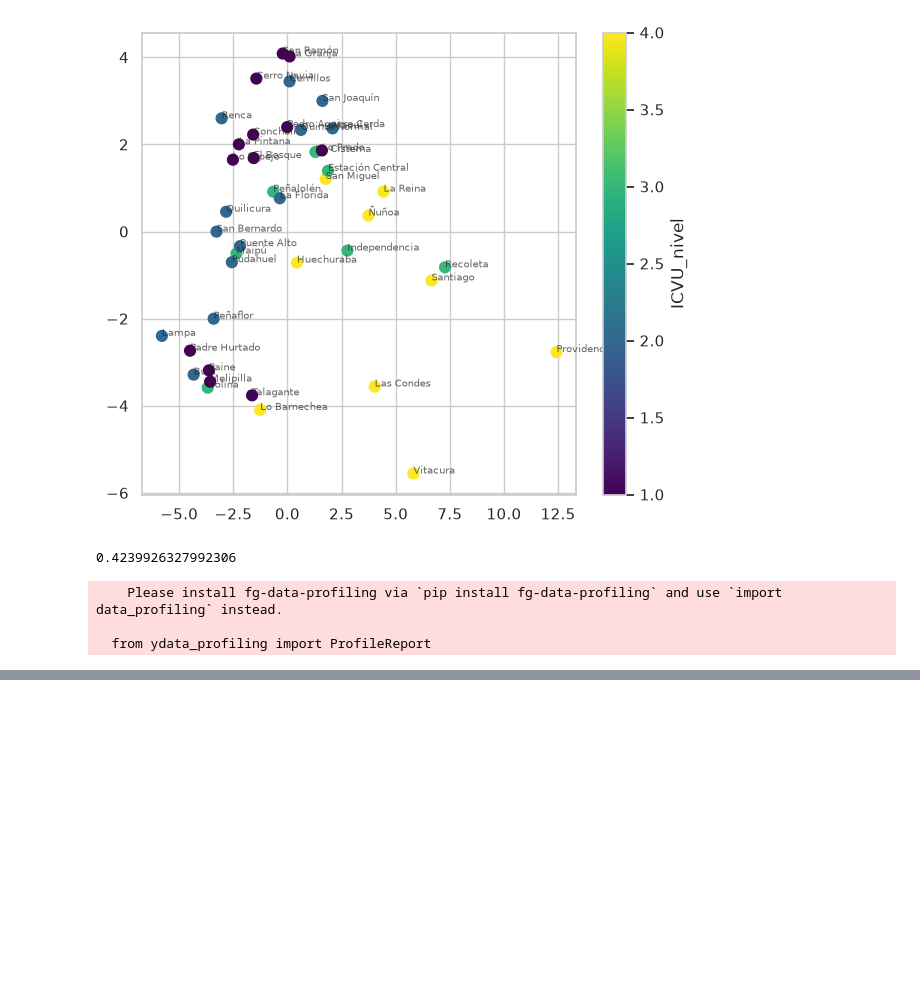
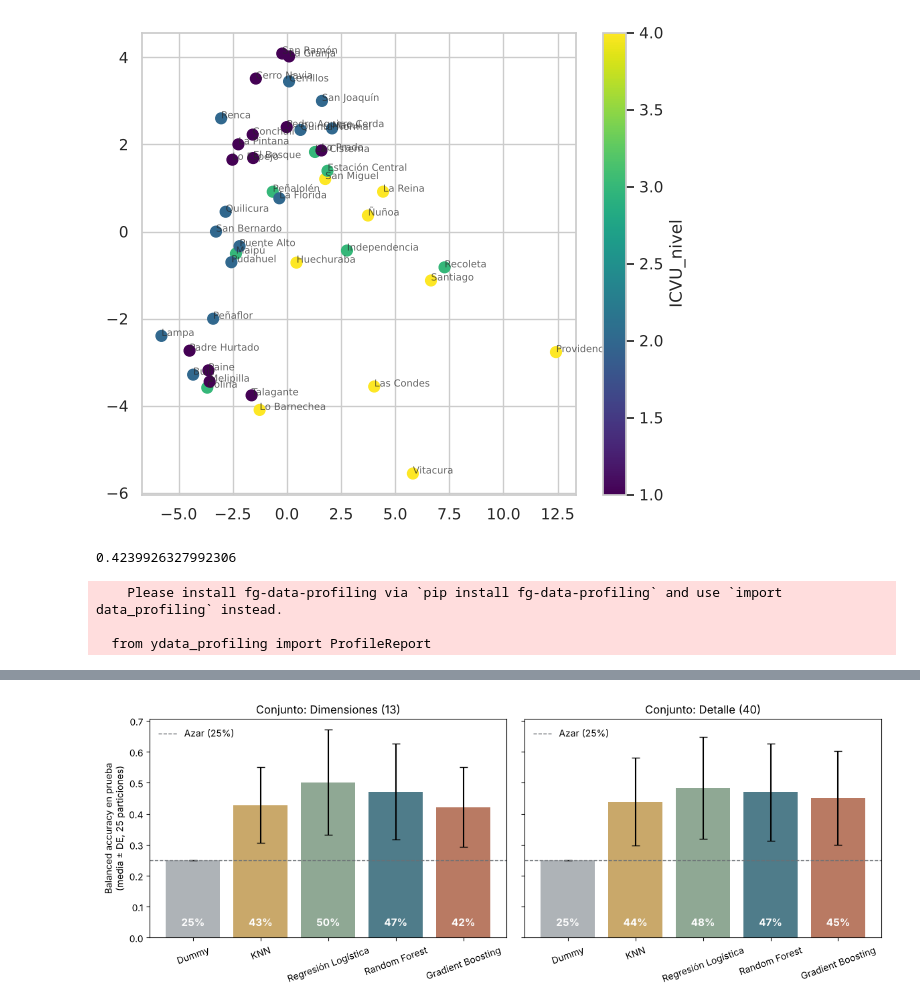
Before and after one commit to Allycathe/DS_Proyecto, a Jupyter notebook: proyecto.ipynb, the cells around one changed output, grey strips where cells are left out. Drawn from its saved outputs; the diff is of its cells as text; code cells hidden in the pictures; blank space fills up the shorter version.

Commit message:
Modelos Sinx Lucas Echeverria S1nx

```diff
--- a/proyecto.ipynb
+++ b/proyecto.ipynb
@@ -1658,0 +1006,6 @@ habitante_tipo           40       0.865
+# %%
+df = pd.read_csv(DATASET)
+assert OBJETIVO in df.columns, f"Falta la columna {OBJETIVO}: corre primero data_obtain_comunas.ipynb"
+y = df[OBJETIVO].astype(int).values
+print(f"{len(df)} comunas")
+print(df[OBJETIVO].map(NIVELES).value_counts().reindex(NIVELES.values()))
@@ -1658,0 +1100,9 @@ habitante_tipo           40       0.865
+# %%
+def metricas(y_true, y_pred):
+    return {
+        "balanced_accuracy": balanced_accuracy_score(y_true, y_pred),
+        "accuracy": accuracy_score(y_true, y_pred),
+        "f1_macro": f1_score(y_true, y_pred, average="macro"),
+        "acierto_pm1": float(np.mean(np.abs(y_true - y_pred) <= 1)),
+        "recall_bajo": recall_score(y_true, y_pred, labels=[1], average="macro", zero_division=0),
+    }
@@ -1658,0 +1225,11 @@ habitante_tipo           40       0.865
+# %%
+resumen = (res.groupby(["conjunto", "modelo"], sort=False)
+              .agg(bal_acc_test=("test_balanced_accuracy", "mean"),
+                   bal_acc_test_de=("test_balanced_accuracy", "std"),
+                   bal_acc_train=("train_balanced_accuracy", "mean"),
+                   accuracy_test=("test_accuracy", "mean"),
+                   f1_macro_test=("test_f1_macro", "mean"),
+                   acierto_pm1_test=("test_acierto_pm1", "mean"),
+                   recall_bajo_test=("test_recall_bajo", "mean")))
+resumen["brecha_train_test"] = resumen["bal_acc_train"] - resumen["bal_acc_test"]
+resumen.round(3)
@@ -1658,0 +1249,19 @@ habitante_tipo           40       0.865
+# %%
+COLORES = {"Dummy": "#AEB3B7", "KNN": "#C9A86A", "Regresión Logística": "#8FA894",
+           "Random Forest": "#4F7C8A", "Gradient Boosting": "#B97A63"}
+fig, axes = plt.subplots(1, 2, figsize=(12, 4.5), sharey=True)
+for ax, (conj, sub) in zip(axes, resumen.reset_index().groupby("conjunto", sort=False)):
+    ax.bar(sub["modelo"], sub["bal_acc_test"], yerr=sub["bal_acc_test_de"], capsize=4,
+           color=[COLORES[m] for m in sub["modelo"]])
+    ax.axhline(0.25, color="#6B7075", ls="--", lw=1, label="Azar (25%)")
+    for x, v in enumerate(sub["bal_acc_test"]):
+        ax.text(x, 0.03, f"{v:.0%}", ha="center", va="bottom", fontsize=11, color="white", fontweight="bold")
+    ax.legend(frameon=False, loc="upper left")
+    ax.set_title(f"Conjunto: {conj}")
+    ax.tick_params(axis="x", rotation=20)
+axes[0].set_ylabel("Balanced accuracy en prueba\n(media ± DE, 25 particiones)")
+plt.tight_layout()
+plt.savefig(CARPETA_FIGURAS / "comparacion_modelos.png", dpi=200)
+plt.show()
+# %% [output]
+[figure, added]
```
Also changed, not shown: parts of 99 cells of this notebook.
